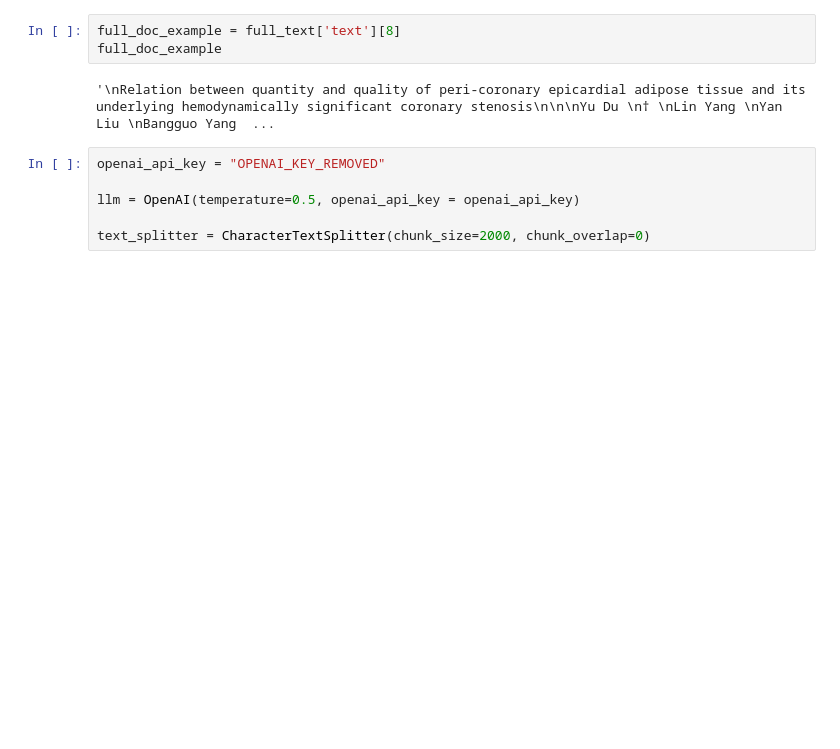
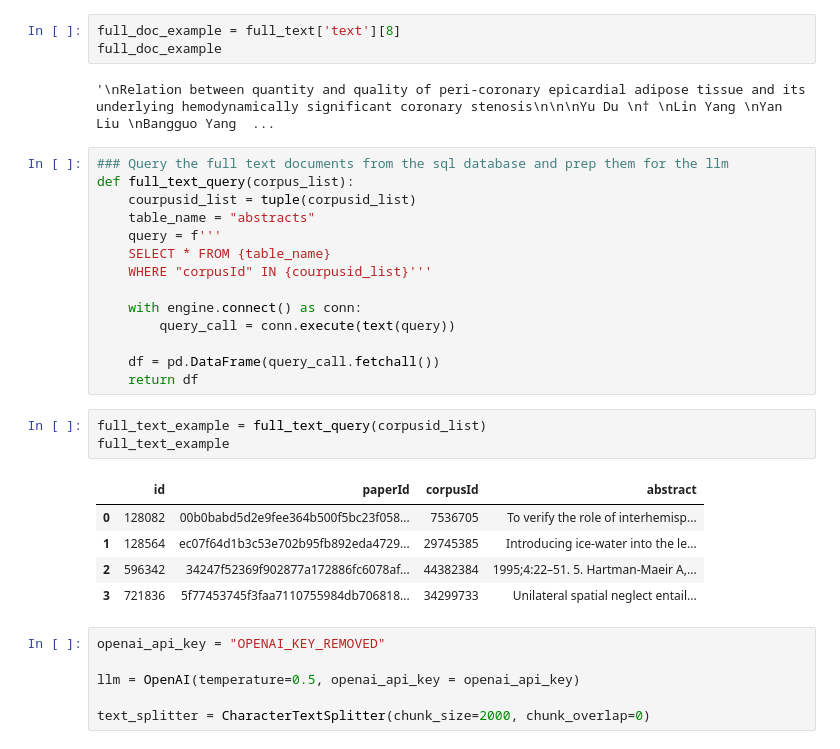
Before and after one commit to leen01/therapeutic-accelerator, a Jupyter notebook: Base_Models/LangChainModel.ipynb, the cells around one changed output. Saved outputs shown, nothing was run; the diff lists cells and outputs as text; blank space fills up the shorter version.

```diff
--- a/Base_Models/LangChainModel.ipynb
+++ b/Base_Models/LangChainModel.ipynb
@@ -272,6 +324,29 @@ full_doc_example = full_text['text'][8]
 full_doc_example
 # %% [output]
 '\nRelation between quantity and quality of peri-coronary epicardial adipose tissue and its underlying hemodynamically significant coronary stenosis\n\n\nYu Du \n† \nLin Yang \nYan Liu \nBangguo Yang  ...
+# %%
+### Query the full text documents from the sql database and prep them for the llm
+def full_text_query(corpus_list):
+    courpusid_list = tuple(corpusid_list)
+    table_name = "abstracts"
+    query = f'''
+    SELECT * FROM {table_name}
+    WHERE "corpusId" IN {courpusid_list}'''
+
+    with engine.connect() as conn:
+        query_call = conn.execute(text(query))
+
+    df = pd.DataFrame(query_call.fetchall())
+    return df
+# %%
+full_text_example = full_text_query(corpusid_list)
+full_text_example
+# %% [output]
+|  | id | paperId | corpusId | abstract |
+| 0 | 128082 | 00b0babd5d2e9fee364b500f5bc23f058... | 7536705 | To verify the role of interhemisp... |
+| 1 | 128564 | ec07f64d1b3c53e702b95fb892eda4729... | 29745385 | Introducing ice-water into the le... |
+| 2 | 596342 | 34247f52369f902877a172886fc6078af... | 44382384 | 1995;4:22–51. 5. Hartman-Maeir A,... |
+| 3 | 721836 | 5f77453745f3faa7110755984db706818... | 34299733 | Unilateral spatial neglect entail... |
 # %%
 openai_api_key = "OPENAI_KEY_REMOVED"
 
```
Also changed, not shown: parts of 14 cells of this notebook, 10 other files.
